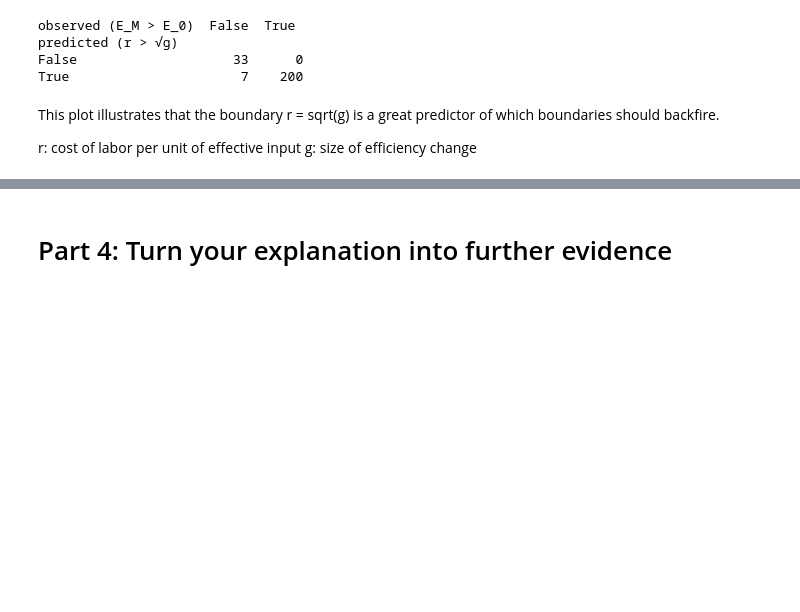
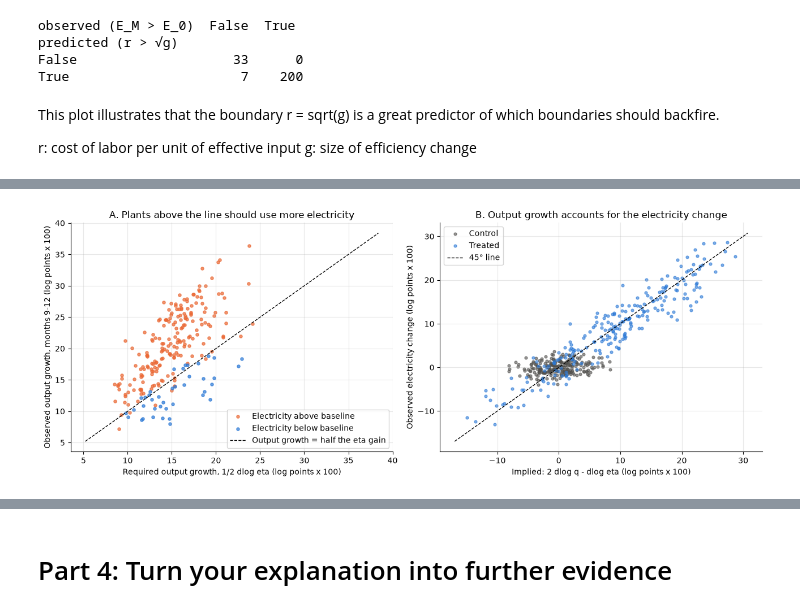
Before and after one commit to xave-markey/hw2_insurance_econ, a Jupyter notebook: assignment2_JL_V2.ipynb, the cells around one changed output, grey strips where cells are left out. Cells and saved outputs as stored; diff of their text form; code cells hidden in the pictures; blank space fills up the shorter version.

```diff
--- a/assignment2_JL_V2.ipynb
+++ b/assignment2_JL_V2.ipynb
@@ -1881,0 +2061,20 @@ g: size of efficiency change
+# %%
+# 6(b) Criterion: electricity rises above baseline if dlog q > 1/2 dlog eta
+model["dlogQ_later"] = obs_change["output"]
+model["dlogL_later"] = obs_change["labor"]
+model["dlogE_later"] = obs_change["electricity"]
+model["dlogQ_required"] = 0.5 * model["dlog_eta"]
+model["dlogE_implied"] = 2 * model["dlogQ_later"] - model["dlog_eta"]
+model["meets_criterion"] = model["dlogQ_later"] > model["dlogQ_required"]
+model["electricity_above_baseline"] = model["dlogE_later"] > 0
+
+# Treated vs control averages (log points x 100), and the difference attributable to consulting
+cols = ["dlogQ_later", "dlogQ_required", "dlogE_implied", "dlogE_later"]
+avg = model.groupby("group")[cols].mean().mul(100)
+avg.loc["Treated - Control"] = avg.loc["Treated"] - avg.loc["Control"]
+display(avg.round(2))
+
+# Plant by plant: does the criterion sort plants correctly?
+display(pd.crosstab(model.loc[tr, "meets_criterion"], model.loc[tr, "electricity_above_baseline"],
+                    rownames=["output grew by more than half the eta gain"],
+                    colnames=["electricity above baseline in months 9-12"], margins=True))
@@ -1881,0 +2092,32 @@ g: size of efficiency change
+# %%
+# 6(b) Figure: required vs actual output growth (left); implied vs observed electricity change (right)
+fig, axes = plt.subplots(1, 2, figsize=(13, 5))
+d = model[tr]
+ax = axes[0]
+for above, colour, label in [(True, "#eb6834", "Electricity above baseline"),
+                             (False, "#2a78d6", "Electricity below baseline")]:
+    s = d[d["electricity_above_baseline"] == above]
+    ax.scatter(100 * s["dlogQ_required"], 100 * s["dlogQ_later"], s=14, alpha=0.7, color=colour, label=label)
+lims = [100 * d[["dlogQ_required", "dlogQ_later"]].min().min() - 2,
+        100 * d[["dlogQ_required", "dlogQ_later"]].max().max() + 2]
+ax.plot(lims, lims, "--", color="black", linewidth=1, label="Output growth = half the eta gain")
+ax.set_xlabel("Required output growth, 1/2 dlog eta (log points x 100)")
+ax.set_ylabel("Observed output growth, months 9-12 (log points x 100)")
+ax.set_title("A. Plants above the line should use more electricity")
+ax.legend()
+
+ax = axes[1]
+for g in groups:
+    s = model[model["group"] == g]
+    ax.scatter(100 * s["dlogE_implied"], 100 * s["dlogE_later"], s=12, alpha=0.6, color=group_colours[g], label=g)
+lims = [100 * model[["dlogE_implied", "dlogE_later"]].min().min() - 2,
+        100 * model[["dlogE_implied", "dlogE_later"]].max().max() + 2]
+ax.plot(lims, lims, "--", color="black", linewidth=1, label="45° line")
+ax.set_xlabel("Implied: 2 dlog q - dlog eta (log points x 100)")
+ax.set_ylabel("Observed electricity change (log points x 100)")
+ax.set_title("B. Output growth accounts for the electricity change")
+ax.legend()
+fig.tight_layout()
+plt.show()
+# %% [output]
+[figure, added]
```
Also changed, not shown: parts of 27 cells of this notebook, 4 other files.
